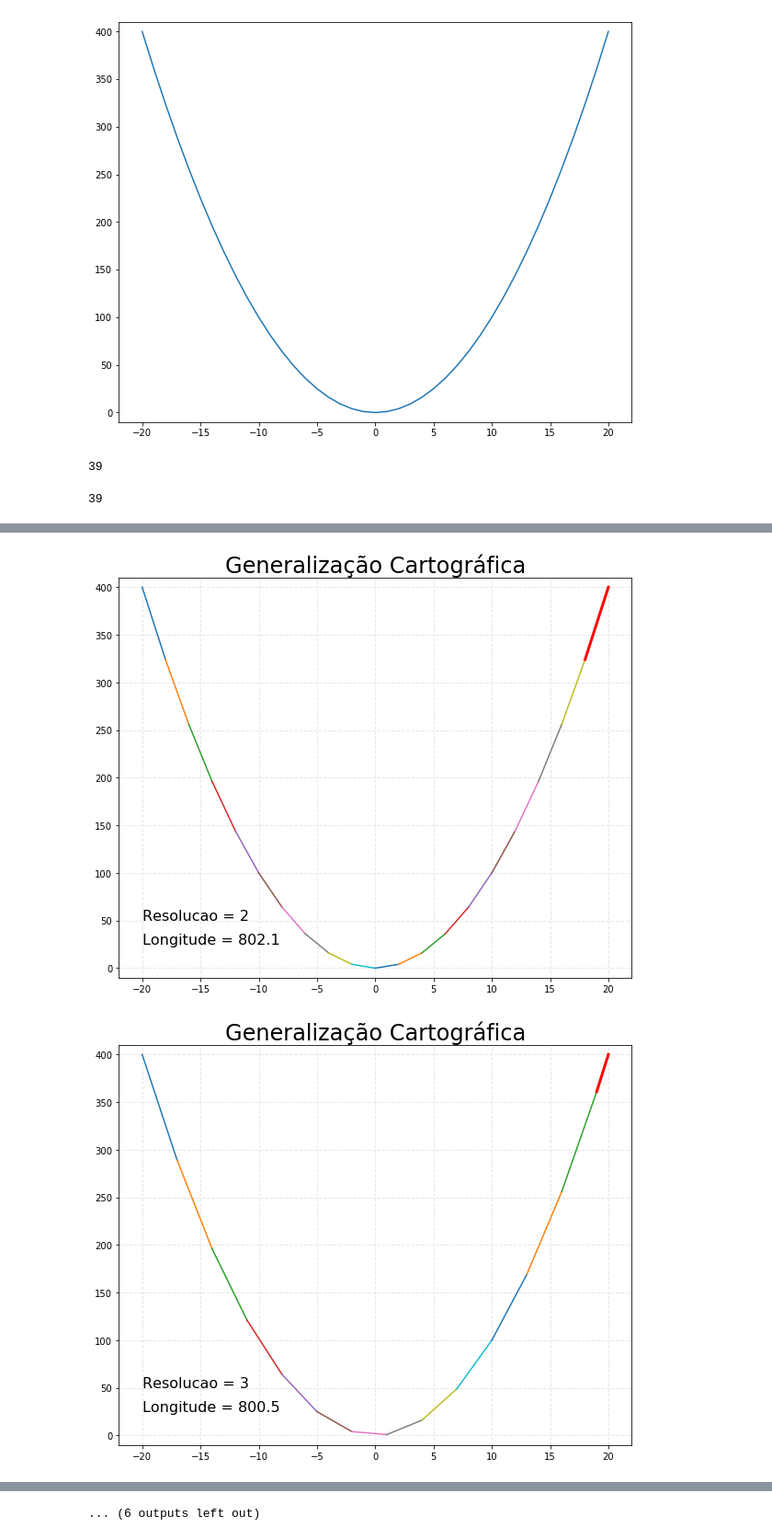
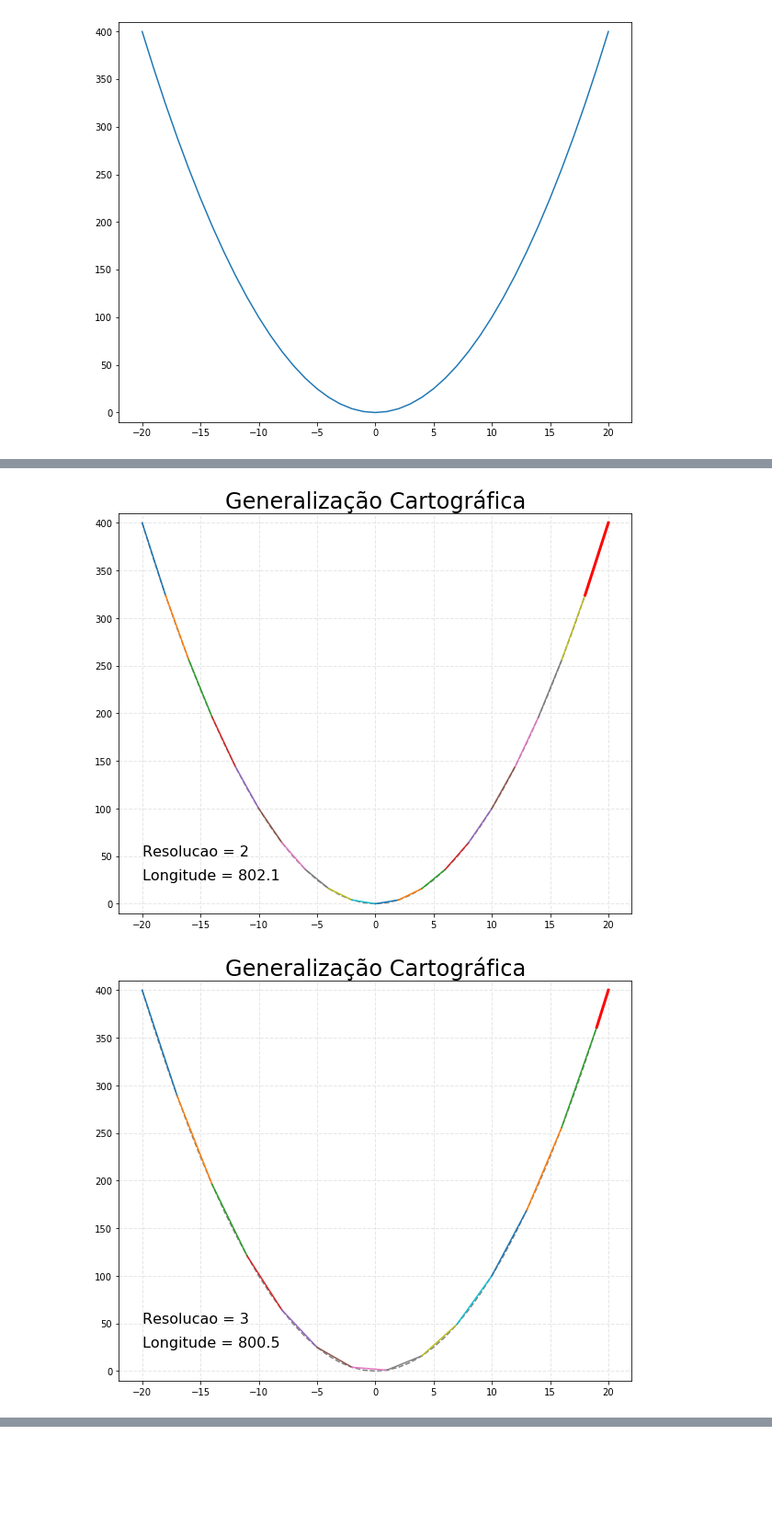
Before and after one commit to mhacarthur/Cap241, a Jupyter notebook: Strip_Tree/Strip_Tree_v60.ipynb, the cells around one changed output, grey strips where cells are left out. Shown: that part at 92% size. Drawn from its saved outputs; the diff is of its cells as text; code cells hidden in the pictures; blank space fills up the shorter version.

```diff
--- a/Strip_Tree/Strip_Tree_v60.ipynb
+++ b/Strip_Tree/Strip_Tree_v60.ipynb
@@ -17,15 +17,6 @@ plt.ylim(-10,410)
 # %% [output]
 (-10, 410)
 [figure]
-# %%
-res = 1
-
-print(len(x)-2)
-
-int((len(x)-2)/res)
-# %% [output]
-39
-39
 # %%
 def Strip_Tree(x,y,res=1):
 
@@ -142,6 +131,8 @@ for nn in range(18):
     salida = Strip_Tree(x,y,nn+1)
 
     fig,ax = plt.subplots(1,figsize=(10,8))
+
+    plt.plot(x,y,'--',color='0.5')
 
     for i in range(len(salida)):
 
@@ -156,31 +147,31 @@ for nn in range(18):
 
     plt.plot([salida[len(salida)-1,4],salida[len(salida)-1,6]],
              [salida[len(salida)-1,5],salida[len(salida)-1,7]],'r',linewidth=3)
 
     plt.xlim(-22,22)
     plt.ylim(-10,410)
 
     longitud = np.sum(salida[:,10]) + salida[-1,11]
 
     res_title = 'Resolucao = ' + str(nn+1)
     lon_title = 'Longitude = ' + str(np.round(longitud,2))
 
     plt.text(-20,50,res_title, fontsize=16)
     plt.text(-20,25,lon_title, fontsize=16)
 
     plt.title('Generalização Cartográfica',fontsize=24)
 
     plt.grid(color='0.9', linestyle='--', linewidth=1)
 
     resultados[a,0] = nn+1
     resultados[a,1] = np.round(longitud,3)
 
     title = '../fig/Strip_Tree/GC'+str(nn).zfill(2)
 
 #     plt.savefig(title,transparent = False,bbox_inches ='tight',pad_inches = 0.4)
 
     a = a + 1
 # %% [output]
 [figure]
 [figure]
-[figure, old version]
+[figure, new version]
@@ -196,4 +178,3 @@ for nn in range(18):
-... (6 outputs left out)
 # %%
 fig,ax = plt.subplots(1,figsize=(10,8))
 
```
Also changed, not shown: parts of 4 cells of this notebook, 1 other file.
